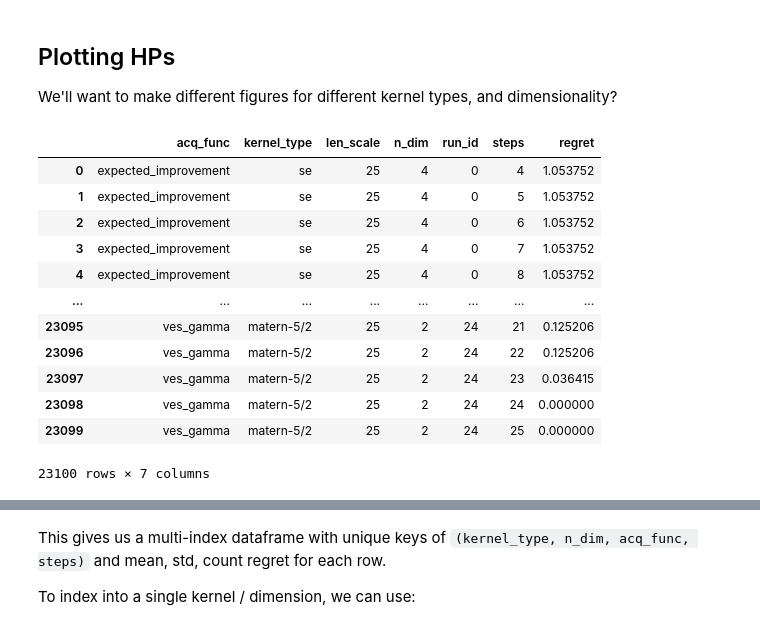
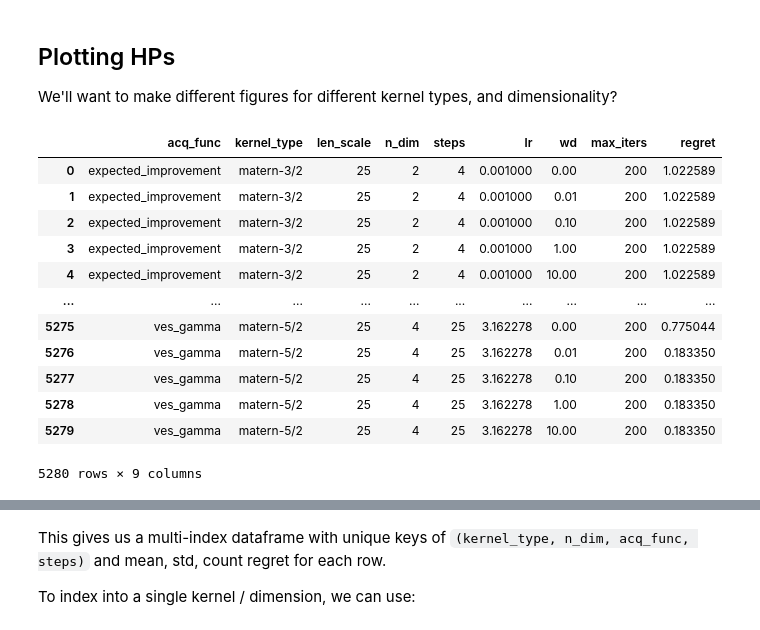
Before and after one commit to graphcore-research/mes, a Jupyter notebook: paper_plots/analyze.ipynb, the cells around one changed output, grey strips where cells are left out. Saved outputs shown, nothing was run; the diff lists cells and outputs as text; code cells hidden in the pictures.

```diff
--- a/paper_plots/analyze.ipynb
+++ b/paper_plots/analyze.ipynb
@@ -15,22 +16,26 @@ We'll want to make different figures for different kernel types, and dimensional
 # %%
 df = pd.read_json(DATA_DIR / "benchmark_df.json")
 
 df["regret"] = df.apply(lambda x: x["y_true_max"] - np.array(x["y_max_history"]), axis=1)
 df = df.drop(columns=["y_true_max", "final_y_max", "y_max_history"]) # cleanup rows
 df = df.explode(["regret", "steps"], ignore_index=True) # explode history into seperate rows
 df["regret"] = pd.to_numeric(df["regret"], errors="raise")
+
+# mean regret over the `n_y` runs
+cols2group = [c for c in df.columns if c not in {"run_id", "regret"}]
+df = df.groupby(cols2group).mean().drop(columns="run_id").reset_index()
 df
 # %% [output]
-|  | acq_func | kernel_type | len_scale | n_dim | run_id | steps | regret |
-| 0 | expected_improvement | se | 25 | 4 | 0 | 4 | 1.053752 |
-| 1 | expected_improvement | se | 25 | 4 | 0 | 5 | 1.053752 |
-| 2 | expected_improvement | se | 25 | 4 | 0 | 6 | 1.053752 |
-| 3 | expected_improvement | se | 25 | 4 | 0 | 7 | 1.053752 |
-| 4 | expected_improvement | se | 25 | 4 | 0 | 8 | 1.053752 |
-| ... | ... | ... | ... | ... | ... | ... | ... |
-| 23095 | ves_gamma | matern-5/2 | 25 | 2 | 24 | 21 | 0.125206 |
-| 23096 | ves_gamma | matern-5/2 | 25 | 2 | 24 | 22 | 0.125206 |
-| 23097 | ves_gamma | matern-5/2 | 25 | 2 | 24 | 23 | 0.036415 |
-| 23098 | ves_gamma | matern-5/2 | 25 | 2 | 24 | 24 | 0.000000 |
-| 23099 | ves_gamma | matern-5/2 | 25 | 2 | 24 | 25 | 0.000000 |
+|  | acq_func | kernel_type | len_scale | n_dim | steps | lr | wd | max_iters | regret |
+| 0 | expected_improvement | matern-3/2 | 25 | 2 | 4 | 0.001000 | 0.00 | 200 | 1.022589 |
+| 1 | expected_improvement | matern-3/2 | 25 | 2 | 4 | 0.001000 | 0.01 | 200 | 1.022589 |
+| 2 | expected_improvement | matern-3/2 | 25 | 2 | 4 | 0.001000 | 0.10 | 200 | 1.022589 |
+| 3 | expected_improvement | matern-3/2 | 25 | 2 | 4 | 0.001000 | 1.00 | 200 | 1.022589 |
+| 4 | expected_improvement | matern-3/2 | 25 | 2 | 4 | 0.001000 | 10.00 | 200 | 1.022589 |
+| ... | ... | ... | ... | ... | ... | ... | ... | ... | ... |
+| 5275 | ves_gamma | matern-5/2 | 25 | 4 | 25 | 3.162278 | 0.00 | 200 | 0.775044 |
+| 5276 | ves_gamma | matern-5/2 | 25 | 4 | 25 | 3.162278 | 0.01 | 200 | 0.183350 |
+| 5277 | ves_gamma | matern-5/2 | 25 | 4 | 25 | 3.162278 | 0.10 | 200 | 0.183350 |
+| 5278 | ves_gamma | matern-5/2 | 25 | 4 | 25 | 3.162278 | 1.00 | 200 | 0.183350 |
+| 5279 | ves_gamma | matern-5/2 | 25 | 4 | 25 | 3.162278 | 10.00 | 200 | 0.183350 |
-23100 rows × 7 columns
+5280 rows × 9 columns
```
Also changed, not shown: parts of 8 cells of this notebook.
